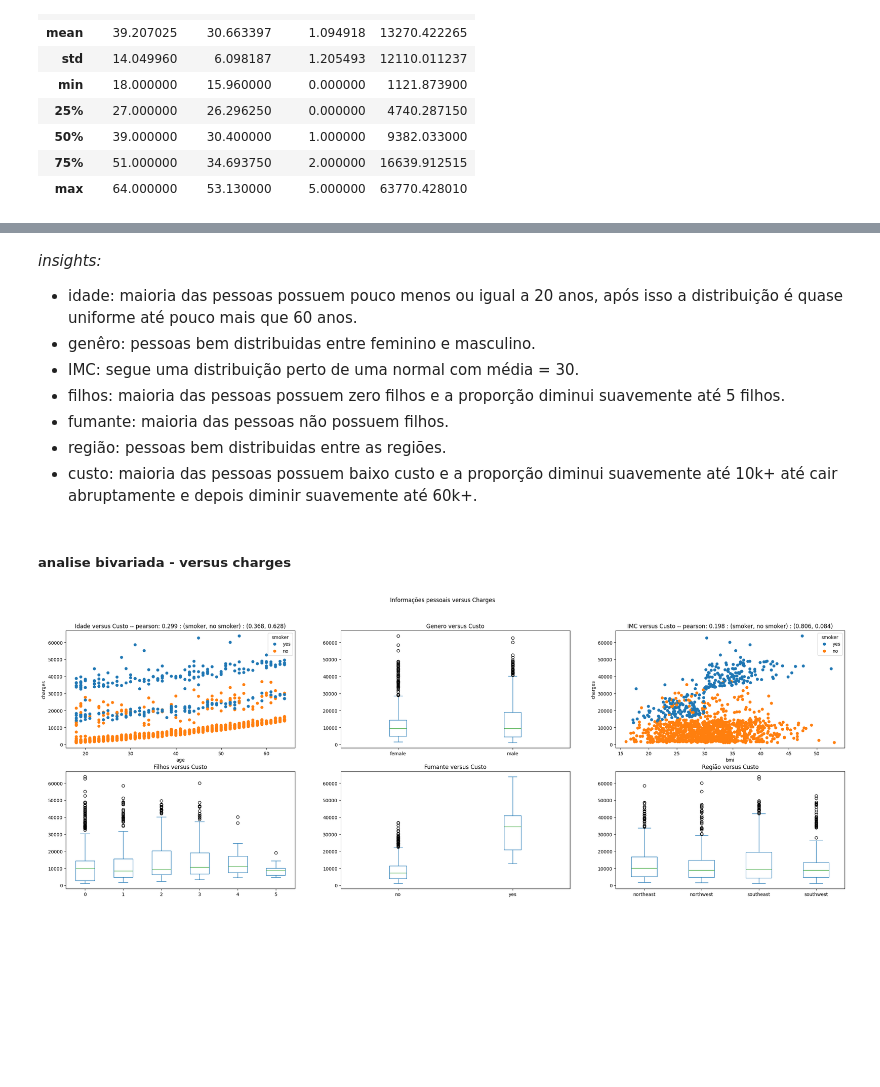
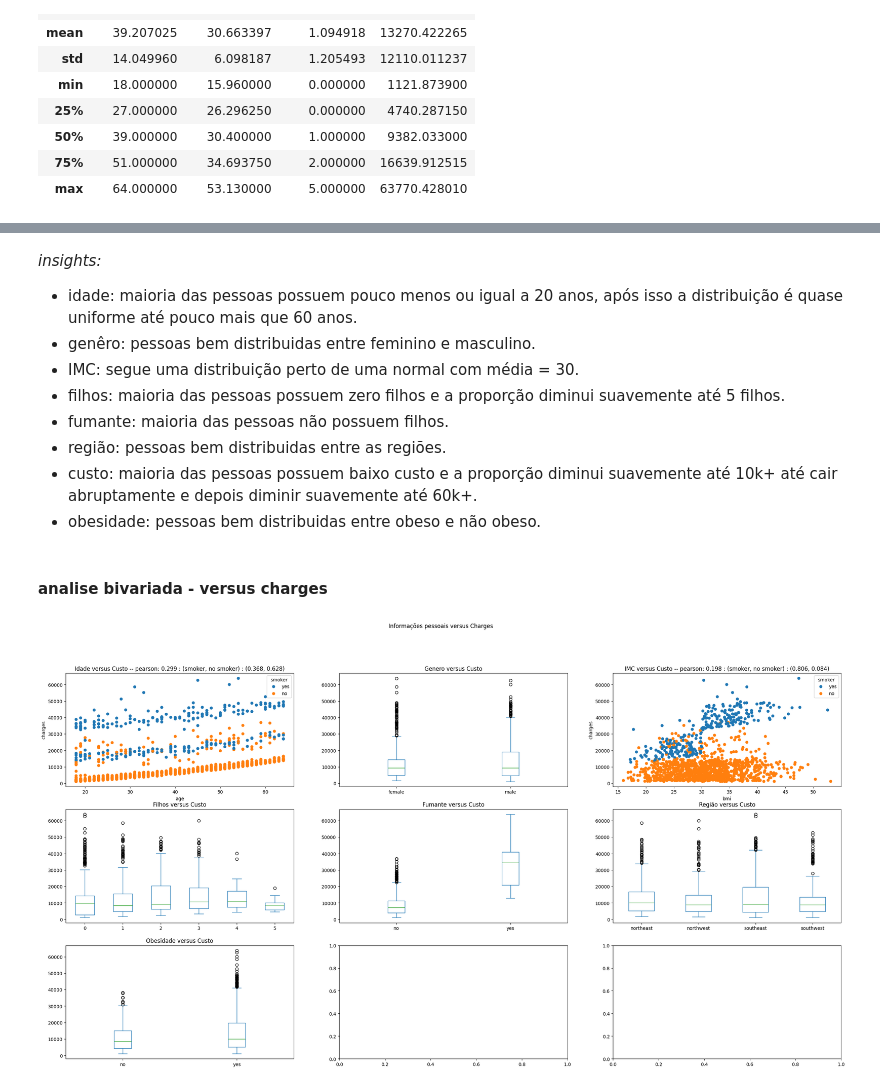
Before and after one commit to richardsantino/EBA-cases, a Jupyter notebook: 9. TCC/2 - custos.ipynb, the cells around one changed output, grey strips where cells are left out. Drawn from its saved outputs; the diff is of its cells as text; code cells hidden in the pictures; blank space fills up the shorter version.

```diff
--- a/9. TCC/2 - custos.ipynb
+++ b/9. TCC/2 - custos.ipynb
@@ -15,4 +21,5 @@ A seguradora para a qual você está trabalhando recentemente coletou um conjunt
 # %%
 
 df = pd.read_csv('../../data/09. TCC/custos/insurance.csv')
+df['fat'] = df['bmi'].apply(lambda x: 'yes' if x > 30 else 'no')
 # %% [markdown]
@@ -96,11 +108,12 @@ plt.show()
 - fumante: maioria das pessoas não possuem filhos.
 - região: pessoas bem distribuidas entre as regiões.
 - custo: maioria das pessoas possuem baixo custo e a proporção diminui suavemente até 10k+ até cair abruptamente e depois diminir suavemente até 60k+.
+- obesidade: pessoas bem distribuidas entre obeso e não obeso.
 # %% [markdown]
-##### **analise bivariada** - versus charges
+#### **analise bivariada** - versus charges
 # %%
 
-fig, axs = plt.subplots(2, 3, figsize=(30, 10))
+fig, axs = plt.subplots(3, 3, figsize=(30, 15))
 
 sns.scatterplot(x='age', y='charges', data=df, hue='smoker', ec=None, ax=axs[0, 0])
 corr = float(round(df[['age','charges']].corr().values[0, 1], 3))
@@ -109,34 +122,39 @@ no_smoker_corr = float(round(df[df['smoker'] == 'no'][['age','charges']].corr().
 axs[0, 0].set_title(f"Idade versus Custo -- pearson: {corr} : (smoker, no smoker) : ({smoker_corr}, {no_smoker_corr})")
 
 df[['sex','charges']].plot.box(by='sex', ax=axs[0, 1])
 # sns.boxplot(data=df, x='sex', y='charges', hue='smoker', ax=axs[0, 1])
 axs[0, 1].set_title('Genero versus Custo')
 axs[0, 1].tick_params(axis='x', labelrotation=0)
 
 sns.scatterplot(x='bmi', y='charges', data=df, hue='smoker', ec=None, ax=axs[0, 2])
 corr = float(round(df[['bmi','charges']].corr().values[0, 1], 3))
 smoker_corr = float(round(df[df['smoker'] == 'yes'][['bmi','charges']].corr().values[0, 1], 3))
 no_smoker_corr = float(round(df[df['smoker'] == 'no'][['bmi','charges']].corr().values[0, 1], 3))
 axs[0, 2].set_title(f"IMC versus Custo -- pearson: {corr} : (smoker, no smoker) : ({smoker_corr}, {no_smoker_corr})")
 
 df[['children','charges']].plot.box(by='children', ax=axs[1, 0])
 # sns.boxplot(data=df, x='children', y='charges', hue='smoker', ax=axs[1, 0])
 axs[1, 0].set_title('Filhos versus Custo')
 axs[1, 0].tick_params(axis='x', labelrotation=0)
 
 df[['smoker','charges']].plot.box(by='smoker', ax=axs[1, 1])
 axs[1, 1].set_title('Fumante versus Custo')
 axs[1, 1].tick_params(axis='x', labelrotation=0)
 
 df[['region','charges']].plot.box(by='region', ax=axs[1, 2])
 # sns.boxplot(data=df, x='region', y='charges', hue='smoker', ax=axs[1, 2])
 axs[1, 2].set_title('Região versus Custo')
 axs[1, 2].tick_params(axis='x', labelrotation=0)
 
+df[['fat','charges']].plot.box(by='fat', ax=axs[2, 0])
+# sns.boxplot(data=df, x='fat', y='charges', hue='smoker', ax=axs[2, 0])
+axs[2, 0].set_title('Obesidade versus Custo')
+axs[2, 0].tick_params(axis='x', labelrotation=0)
+
 plt.suptitle('Informações pessoais versus Charges')
 plt.show()
 # %% [output]
-[figure, old version]
+[figure, new version]
 # %%
 
 a = .05
```
Also changed, not shown: parts of 25 cells of this notebook.
